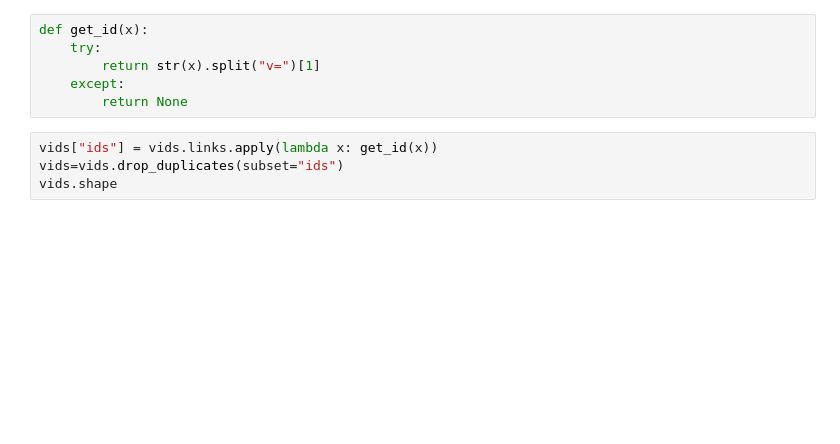
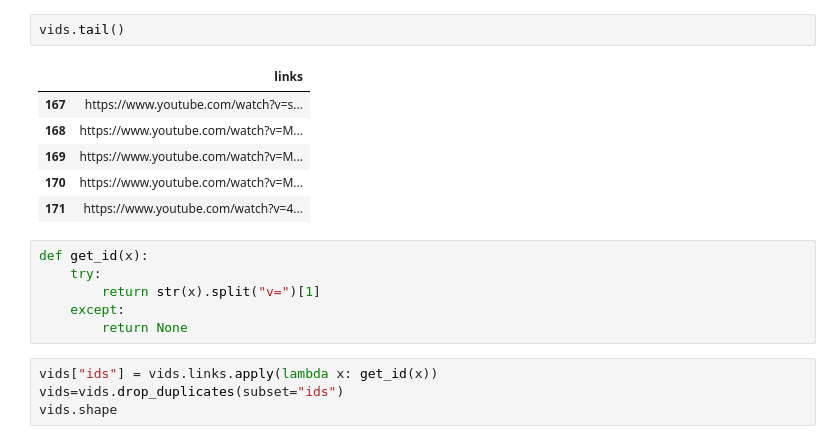
Before and after one commit to caschroder/training_data_speech2text, a Jupyter notebook: extract_yt_audio_captions.ipynb, the cells around one changed output. Drawn from its saved outputs; the diff is of its cells as text; blank space fills up the shorter version.

```diff
--- a/extract_yt_audio_captions.ipynb
+++ b/extract_yt_audio_captions.ipynb
@@ -13,3 +22,12 @@ vids.head()
+# %%
+vids.tail()
+# %% [output]
+|  | links |
+| 167 | https://www.youtube.com/watch?v=s... |
+| 168 | https://www.youtube.com/watch?v=M... |
+| 169 | https://www.youtube.com/watch?v=M... |
+| 170 | https://www.youtube.com/watch?v=M... |
+| 171 | https://www.youtube.com/watch?v=4... |
 # %%
 def get_id(x):
     try:
```
Also changed, not shown: parts of 9 cells of this notebook, 33 other files.
